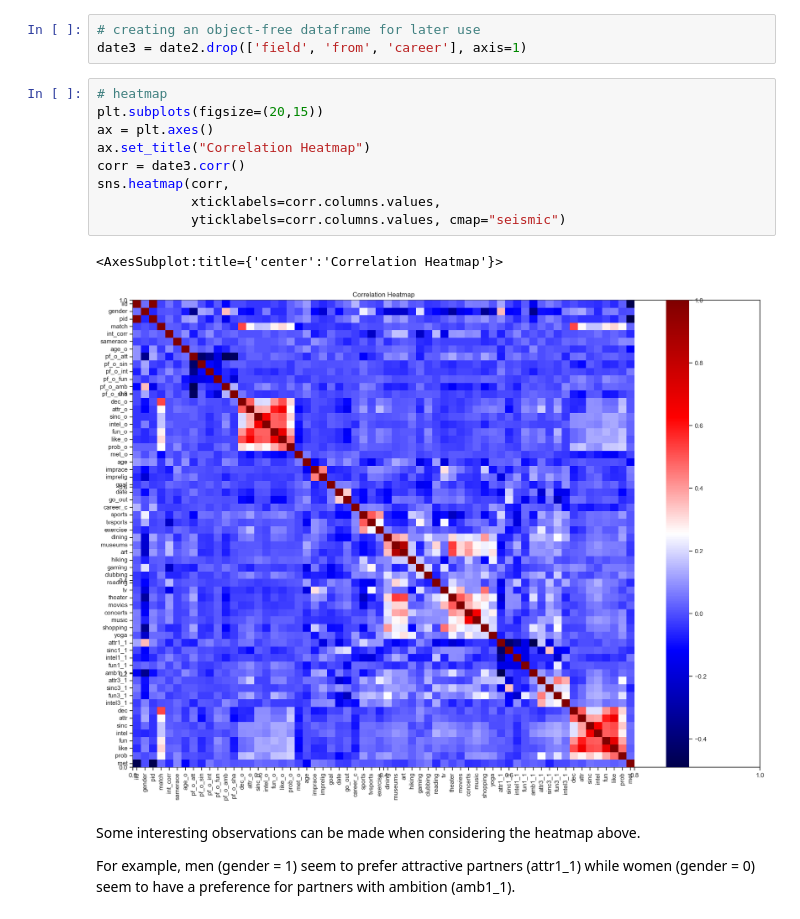
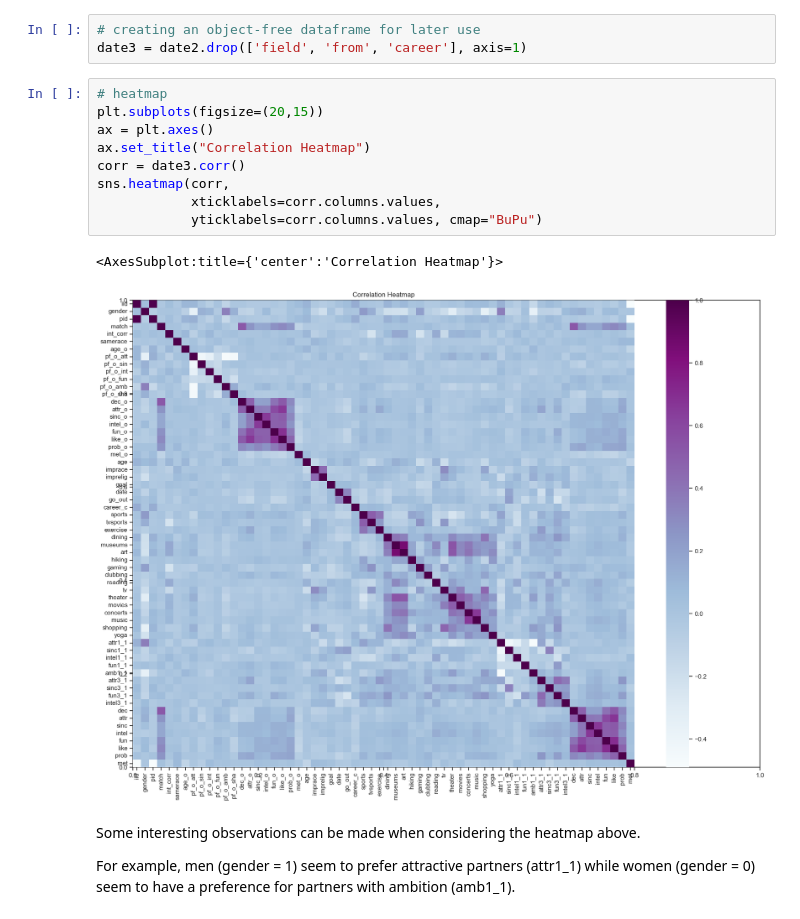
Before and after one commit to Swellisgood/data-virtuoso-python, a Jupyter notebook: speed-dating/01-Project_speed_dating.ipynb, the cells around one changed output. Saved outputs shown, nothing was run; the diff lists cells and outputs as text.

```diff
--- a/speed-dating/01-Project_speed_dating.ipynb
+++ b/speed-dating/01-Project_speed_dating.ipynb
@@ -267,15 +267,15 @@ date3 = date2.drop(['field', 'from', 'career'], axis=1)
 # %%
 # heatmap
 plt.subplots(figsize=(20,15))
 ax = plt.axes()
 ax.set_title("Correlation Heatmap")
 corr = date3.corr()
 sns.heatmap(corr,
             xticklabels=corr.columns.values,
-            yticklabels=corr.columns.values, cmap="seismic")
+            yticklabels=corr.columns.values, cmap="BuPu")
 # %% [output]
 <AxesSubplot:title={'center':'Correlation Heatmap'}>
-[figure, old version]
+[figure, new version]
 # %% [markdown]
 Some interesting observations can be made when considering the heatmap above.
 
```
Also changed, not shown: parts of 1 cell of this notebook, 7 other files.
